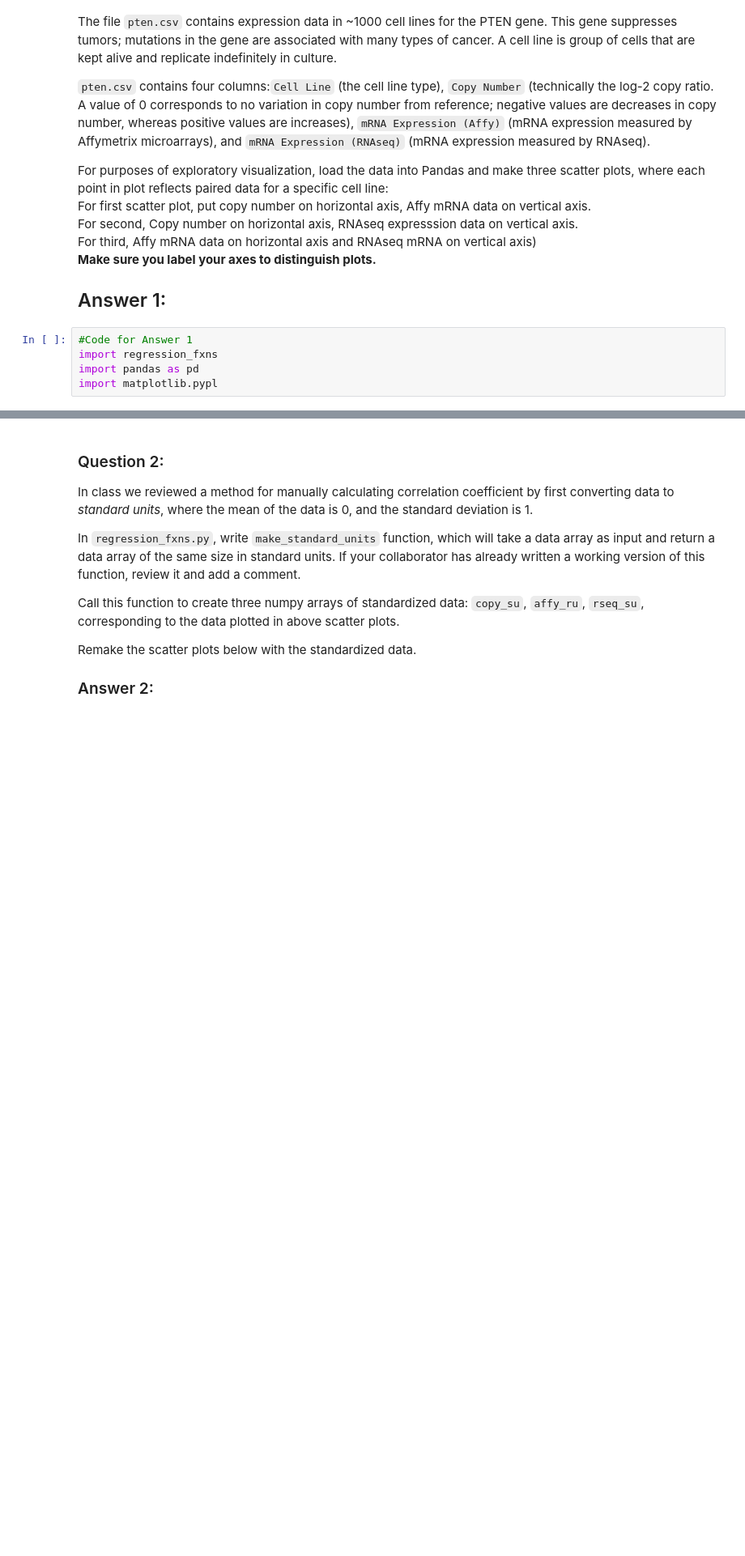
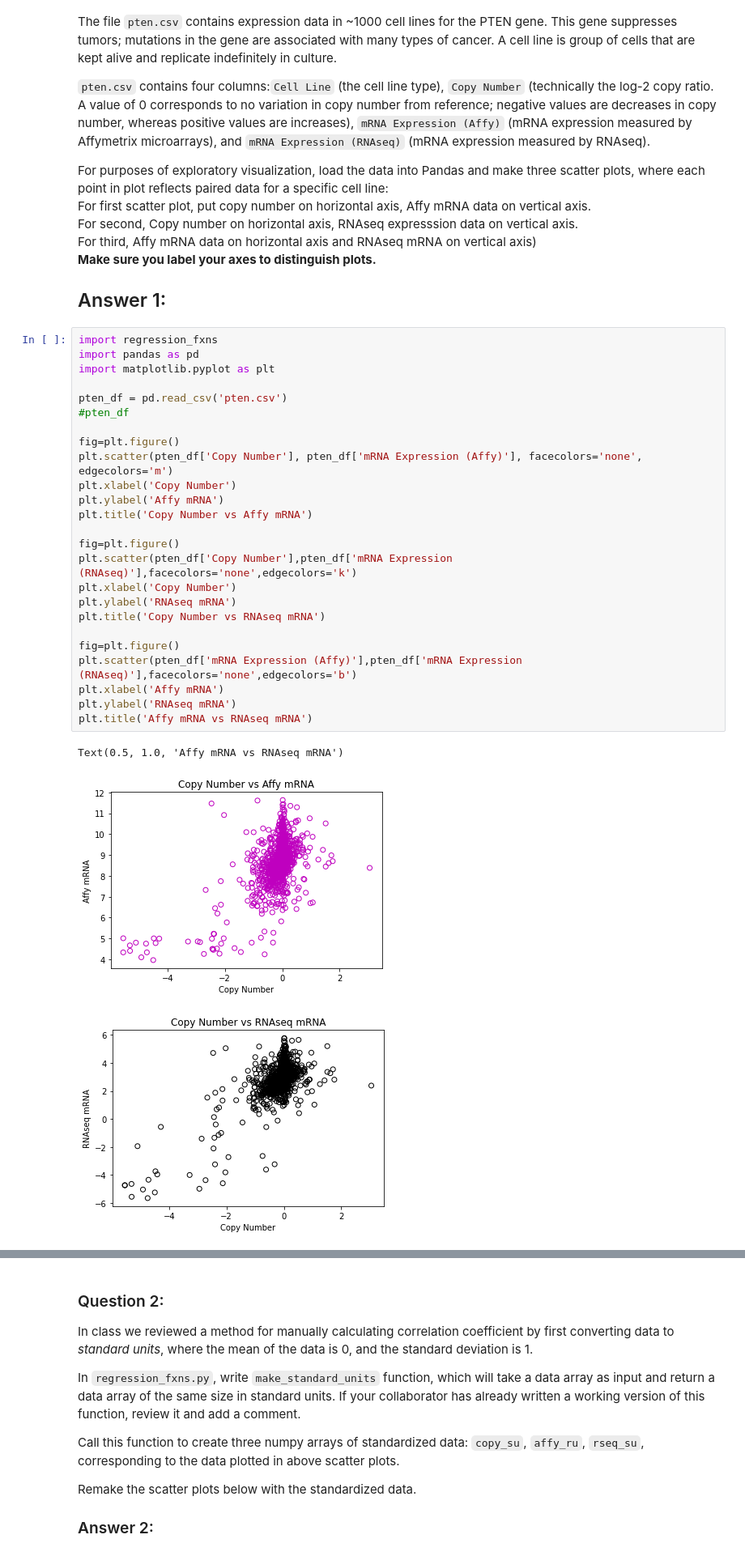
Before and after one commit to symmetricK/pten, a Jupyter notebook: hw08_alvarez.ipynb, the cells around one changed output, grey strips where cells are left out. Shown at 81% size. Saved outputs shown, nothing was run; the diff lists cells and outputs as text; blank space fills up the shorter version.

```diff
--- a/hw08_alvarez.ipynb
+++ b/hw08_alvarez.ipynb
@@ -38,8 +38,32 @@ The file `pten.csv` contains expression data in ~1000 cell lines for the PTEN ge
 For purposes of exploratory visualization, load the data into Pandas and make three scatter plots, where each point in plot reflects paired data for a specific cell line: <br>For first scatter plot, put copy number on horizontal axis, Affy mRNA data on vertical axis. <br>For second, Copy number on horizontal axis, RNAseq expresssion data on vertical axis. <br> For third, Affy mRNA data on horizontal axis and RNAseq mRNA on vertical axis) <br>
 **Make sure you label your axes to distinguish plots.**
 ## Answer 1:
-# %%
-#Code for Answer 1
-import regression_fxns
-import pandas as pd
-import matplotlib.pypl
+# %%
+import regression_fxns
+import pandas as pd
+import matplotlib.pyplot as plt
+
+pten_df = pd.read_csv('pten.csv')
+#pten_df
+
+fig=plt.figure()
+plt.scatter(pten_df['Copy Number'], pten_df['mRNA Expression (Affy)'], facecolors='none', edgecolors='m')
+plt.xlabel('Copy Number')
+plt.ylabel('Affy mRNA')
+plt.title('Copy Number vs Affy mRNA')
+
+fig=plt.figure()
+plt.scatter(pten_df['Copy Number'],pten_df['mRNA Expression (RNAseq)'],facecolors='none',edgecolors='k')
+plt.xlabel('Copy Number')
+plt.ylabel('RNAseq mRNA')
+plt.title('Copy Number vs RNAseq mRNA')
+
+fig=plt.figure()
+plt.scatter(pten_df['mRNA Expression (Affy)'],pten_df['mRNA Expression (RNAseq)'],facecolors='none',edgecolors='b')
+plt.xlabel('Affy mRNA')
+plt.ylabel('RNAseq mRNA')
+plt.title('Affy mRNA vs RNAseq mRNA')
+# %% [output]
+Text(0.5, 1.0, 'Affy mRNA vs RNAseq mRNA')
+[figure, added]
+[figure, added]
```
Also changed, not shown: parts of 1 cell of this notebook.
